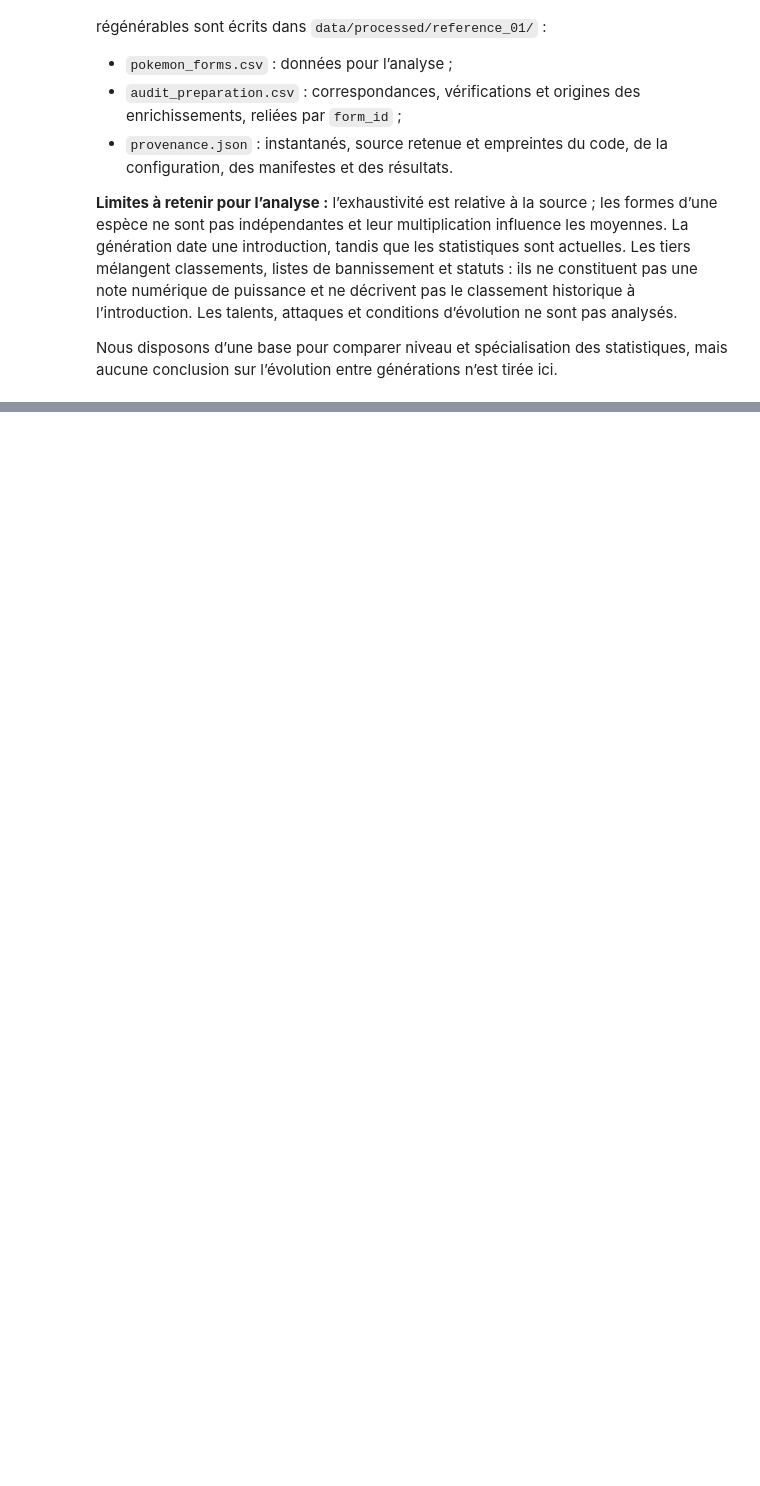
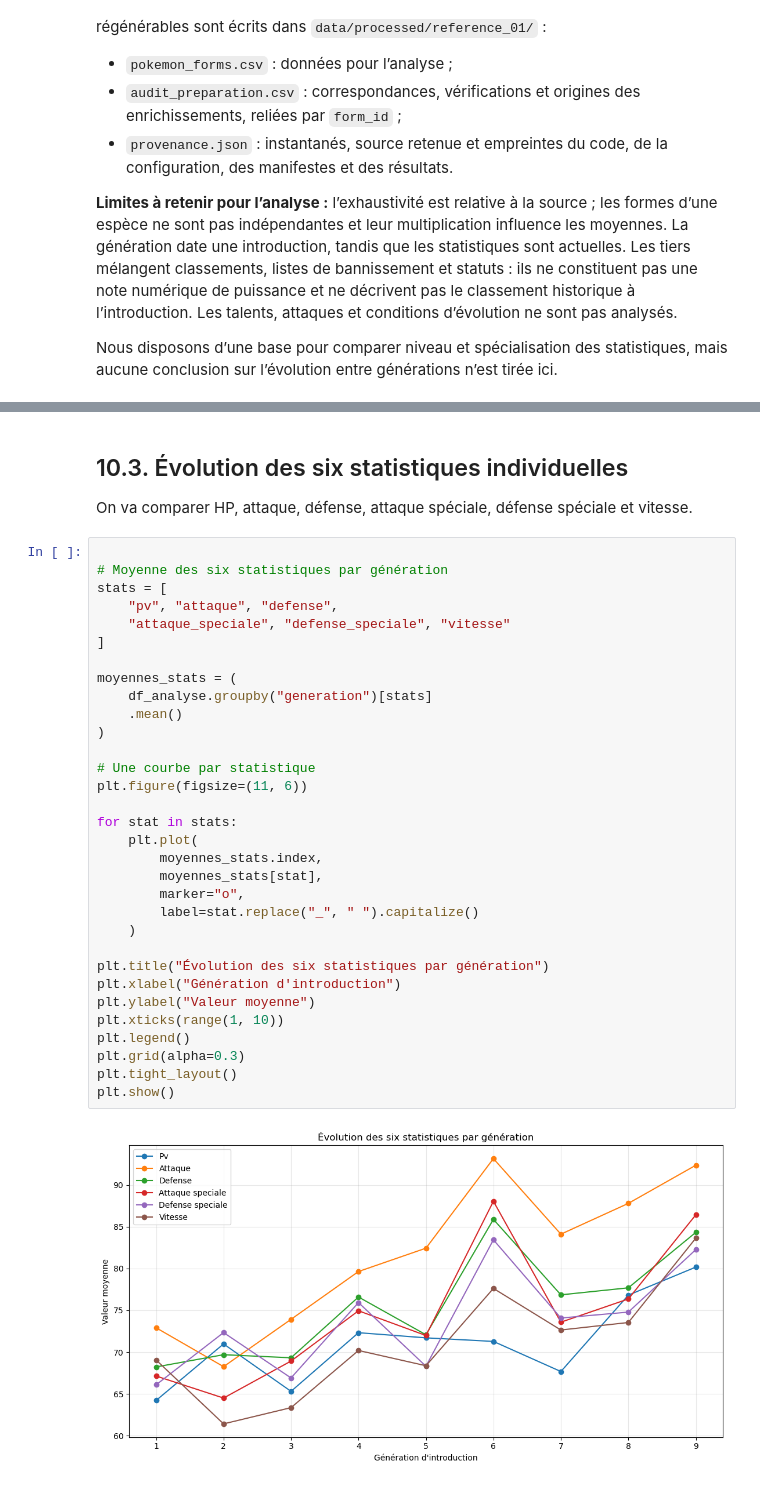
Before and after one commit to Turbo91994/Projet-python-data-science, a Jupyter notebook: notebook/constitution_base.ipynb, the cells around one changed output, grey strips where cells are left out. Drawn from its saved outputs; the diff is of its cells as text; blank space fills up the shorter version.

```diff
--- a/notebook/constitution_base.ipynb
+++ b/notebook/constitution_base.ipynb
@@ -522,0 +586,38 @@ Toutefois, les moyennes seules ne permettent pas d'évaluer la dispersion des st
+# %% [markdown]
+## 10.3. Évolution des six statistiques individuelles
+
+On va comparer HP, attaque, défense, attaque spéciale, défense spéciale et vitesse.
+# %%
+
+# Moyenne des six statistiques par génération
+stats = [
+    "pv", "attaque", "defense",
+    "attaque_speciale", "defense_speciale", "vitesse"
+]
+
+moyennes_stats = (
+    df_analyse.groupby("generation")[stats]
+    .mean()
+)
+
+# Une courbe par statistique
+plt.figure(figsize=(11, 6))
+
+for stat in stats:
+    plt.plot(
+        moyennes_stats.index,
+        moyennes_stats[stat],
+        marker="o",
+        label=stat.replace("_", " ").capitalize()
+    )
+
+plt.title("Évolution des six statistiques par génération")
+plt.xlabel("Génération d'introduction")
+plt.ylabel("Valeur moyenne")
+plt.xticks(range(1, 10))
+plt.legend()
+plt.grid(alpha=0.3)
+plt.tight_layout()
+plt.show()
+# %% [output]
+[figure, added]
```
Also changed, not shown: parts of 13 cells of this notebook, 1 other file.
